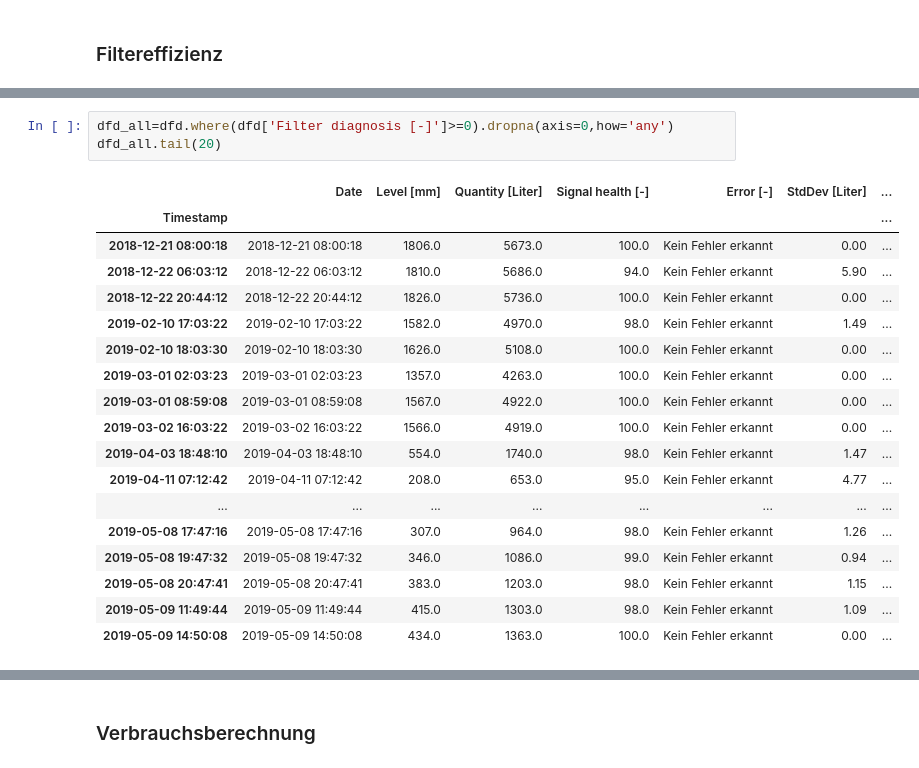
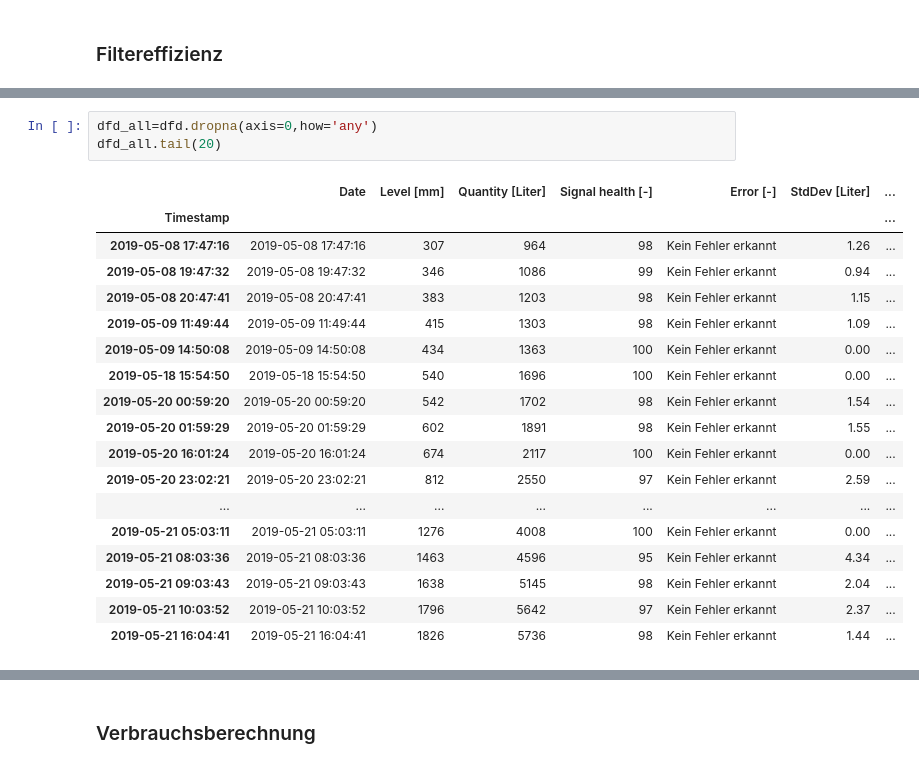
Before and after one commit to Andi0802/LevelMeasurement, a Jupyter notebook: log/Auswertung_Level.ipynb, the cells around one changed output, grey strips where cells are left out. Cells and saved outputs as stored; diff of their text form.

```diff
--- a/log/Auswertung_Level.ipynb
+++ b/log/Auswertung_Level.ipynb
@@ -311,25 +316,25 @@ plt.grid()
 # %%
-dfd_all=dfd.where(dfd['Filter diagnosis [-]']>=0).dropna(axis=0,how='any')
+dfd_all=dfd.dropna(axis=0,how='any')
 dfd_all.tail(20)
 # %% [output]
 |  | Date | Level [mm] | Quantity [Liter] | Signal health [-] | Error [-] | StdDev [Liter] | ... |
 | Timestamp |  |  |  |  |  |  | ... |
-| 2018-12-21 08:00:18 | 2018-12-21 08:00:18 | 1806.0 | 5673.0 | 100.0 | Kein Fehler erkannt | 0.00 | ... |
-| 2018-12-22 06:03:12 | 2018-12-22 06:03:12 | 1810.0 | 5686.0 | 94.0 | Kein Fehler erkannt | 5.90 | ... |
-| 2018-12-22 20:44:12 | 2018-12-22 20:44:12 | 1826.0 | 5736.0 | 100.0 | Kein Fehler erkannt | 0.00 | ... |
-| 2019-02-10 17:03:22 | 2019-02-10 17:03:22 | 1582.0 | 4970.0 | 98.0 | Kein Fehler erkannt | 1.49 | ... |
-| 2019-02-10 18:03:30 | 2019-02-10 18:03:30 | 1626.0 | 5108.0 | 100.0 | Kein Fehler erkannt | 0.00 | ... |
-| 2019-03-01 02:03:23 | 2019-03-01 02:03:23 | 1357.0 | 4263.0 | 100.0 | Kein Fehler erkannt | 0.00 | ... |
-| 2019-03-01 08:59:08 | 2019-03-01 08:59:08 | 1567.0 | 4922.0 | 100.0 | Kein Fehler erkannt | 0.00 | ... |
-| 2019-03-02 16:03:22 | 2019-03-02 16:03:22 | 1566.0 | 4919.0 | 100.0 | Kein Fehler erkannt | 0.00 | ... |
-| 2019-04-03 18:48:10 | 2019-04-03 18:48:10 | 554.0 | 1740.0 | 98.0 | Kein Fehler erkannt | 1.47 | ... |
-| 2019-04-11 07:12:42 | 2019-04-11 07:12:42 | 208.0 | 653.0 | 95.0 | Kein Fehler erkannt | 4.77 | ... |
+| 2019-05-08 17:47:16 | 2019-05-08 17:47:16 | 307 | 964 | 98 | Kein Fehler erkannt | 1.26 | ... |
+| 2019-05-08 19:47:32 | 2019-05-08 19:47:32 | 346 | 1086 | 99 | Kein Fehler erkannt | 0.94 | ... |
+| 2019-05-08 20:47:41 | 2019-05-08 20:47:41 | 383 | 1203 | 98 | Kein Fehler erkannt | 1.15 | ... |
+| 2019-05-09 11:49:44 | 2019-05-09 11:49:44 | 415 | 1303 | 98 | Kein Fehler erkannt | 1.09 | ... |
+| 2019-05-09 14:50:08 | 2019-05-09 14:50:08 | 434 | 1363 | 100 | Kein Fehler erkannt | 0.00 | ... |
+| 2019-05-18 15:54:50 | 2019-05-18 15:54:50 | 540 | 1696 | 100 | Kein Fehler erkannt | 0.00 | ... |
+| 2019-05-20 00:59:20 | 2019-05-20 00:59:20 | 542 | 1702 | 98 | Kein Fehler erkannt | 1.54 | ... |
+| 2019-05-20 01:59:29 | 2019-05-20 01:59:29 | 602 | 1891 | 98 | Kein Fehler erkannt | 1.55 | ... |
+| 2019-05-20 16:01:24 | 2019-05-20 16:01:24 | 674 | 2117 | 100 | Kein Fehler erkannt | 0.00 | ... |
+| 2019-05-20 23:02:21 | 2019-05-20 23:02:21 | 812 | 2550 | 97 | Kein Fehler erkannt | 2.59 | ... |
 | ... | ... | ... | ... | ... | ... | ... | ... |
-| 2019-05-08 17:47:16 | 2019-05-08 17:47:16 | 307.0 | 964.0 | 98.0 | Kein Fehler erkannt | 1.26 | ... |
-| 2019-05-08 19:47:32 | 2019-05-08 19:47:32 | 346.0 | 1086.0 | 99.0 | Kein Fehler erkannt | 0.94 | ... |
-| 2019-05-08 20:47:41 | 2019-05-08 20:47:41 | 383.0 | 1203.0 | 98.0 | Kein Fehler erkannt | 1.15 | ... |
-| 2019-05-09 11:49:44 | 2019-05-09 11:49:44 | 415.0 | 1303.0 | 98.0 | Kein Fehler erkannt | 1.09 | ... |
-| 2019-05-09 14:50:08 | 2019-05-09 14:50:08 | 434.0 | 1363.0 | 100.0 | Kein Fehler erkannt | 0.00 | ... |
+| 2019-05-21 05:03:11 | 2019-05-21 05:03:11 | 1276 | 4008 | 100 | Kein Fehler erkannt | 0.00 | ... |
+| 2019-05-21 08:03:36 | 2019-05-21 08:03:36 | 1463 | 4596 | 95 | Kein Fehler erkannt | 4.34 | ... |
+| 2019-05-21 09:03:43 | 2019-05-21 09:03:43 | 1638 | 5145 | 98 | Kein Fehler erkannt | 2.04 | ... |
+| 2019-05-21 10:03:52 | 2019-05-21 10:03:52 | 1796 | 5642 | 97 | Kein Fehler erkannt | 2.37 | ... |
+| 2019-05-21 16:04:41 | 2019-05-21 16:04:41 | 1826 | 5736 | 98 | Kein Fehler erkannt | 1.44 | ... |
 # %%
 dfd["rEffFlt [%]"].plot(kind='hist')
 # %% [output]
```
Also changed, not shown: parts of 17 cells of this notebook, 1 other file.
